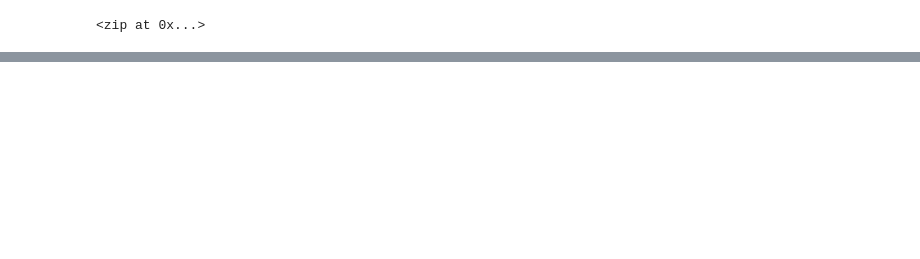
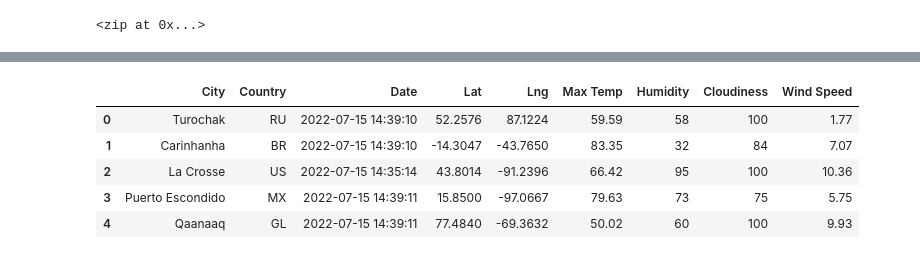
Before and after one commit to nickku1223/World_Weather_Analysis, a Jupyter notebook: WeatherPy.ipynb, the cells around one changed output, grey strips where cells are left out. Cells and saved outputs as stored; diff of their text form; code cells hidden in the pictures; blank space fills up the shorter version.

```diff
--- a/WeatherPy.ipynb
+++ b/WeatherPy.ipynb
@@ -57,0 +173,11 @@ len(cities)
+# %%
+new_columns_order = ["City", "Country", "Date", "Lat", "Lng", "Max Temp", "Humidity", "Cloudiness", "Wind Speed"]
+city_data_df = city_data_df[new_columns_order]
+city_data_df.head()
+# %% [output]
+|  | City | Country | Date | Lat | Lng | Max Temp | Humidity | Cloudiness | Wind Speed |
+| 0 | Turochak | RU | 2022-07-15 14:39:10 | 52.2576 | 87.1224 | 59.59 | 58 | 100 | 1.77 |
+| 1 | Carinhanha | BR | 2022-07-15 14:39:10 | -14.3047 | -43.7650 | 83.35 | 32 | 84 | 7.07 |
+| 2 | La Crosse | US | 2022-07-15 14:35:14 | 43.8014 | -91.2396 | 66.42 | 95 | 100 | 10.36 |
+| 3 | Puerto Escondido | MX | 2022-07-15 14:39:11 | 15.8500 | -97.0667 | 79.63 | 73 | 75 | 5.75 |
+| 4 | Qaanaaq | GL | 2022-07-15 14:39:11 | 77.4840 | -69.3632 | 50.02 | 60 | 100 | 9.93 |
```
Also changed, not shown: parts of 9 cells of this notebook, 3 other files.
